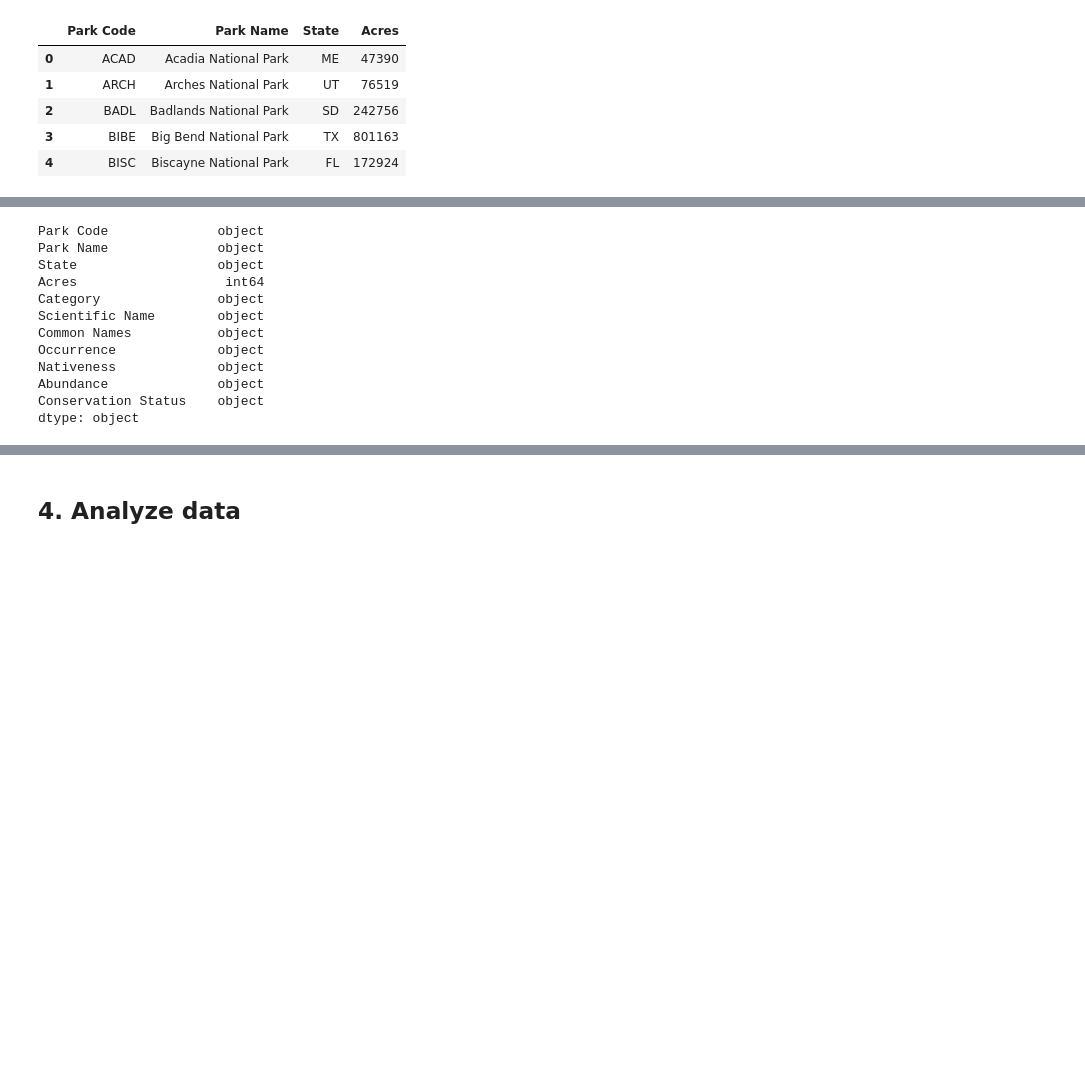
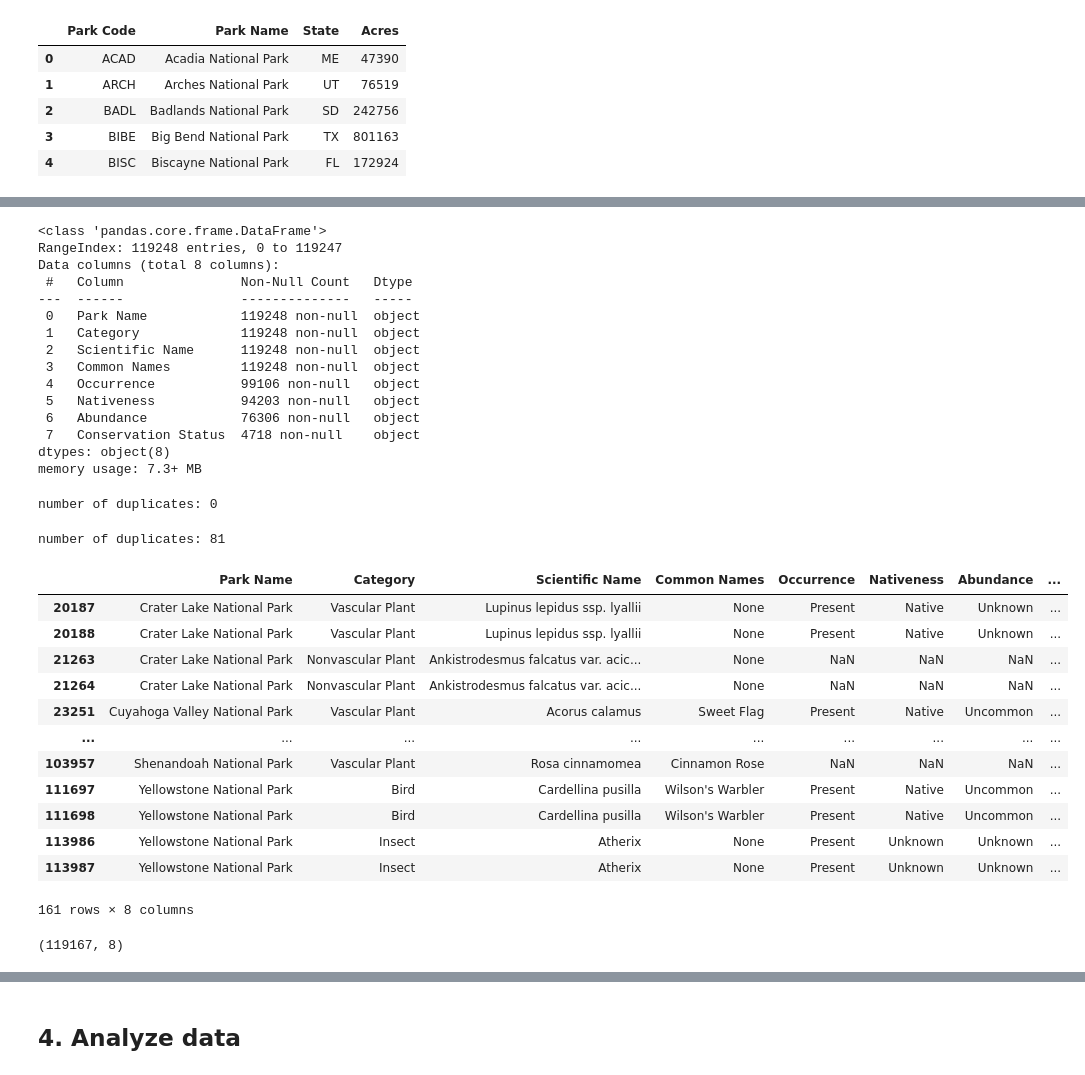
Before and after one commit to slee502/Biodiversity_in_Parks, a Jupyter notebook: Biodiversity_Project.ipynb, the cells around one changed output, grey strips where cells are left out. Cells and saved outputs as stored; diff of their text form; code cells hidden in the pictures; blank space fills up the shorter version.

```diff
--- a/Biodiversity_Project.ipynb
+++ b/Biodiversity_Project.ipynb
@@ -66,16 +65,49 @@ list(df.columns)
 # %%
-# check dtypes
-df.dtypes
+# check dtypes, etc. for species
+species.info()
 # %% [output]
-Park Code              object
-Park Name              object
-State                  object
-Acres                   int64
-Category               object
-Scientific Name        object
-Common Names           object
-Occurrence             object
-Nativeness             object
-Abundance              object
-Conservation Status    object
-dtype: object
+<class 'pandas.core.frame.DataFrame'>
+RangeIndex: 119248 entries, 0 to 119247
+Data columns (total 8 columns):
+ #   Column               Non-Null Count   Dtype
+---  ------               --------------   -----
+ 0   Park Name            119248 non-null  object
+ 1   Category             119248 non-null  object
+ 2   Scientific Name      119248 non-null  object
+ 3   Common Names         119248 non-null  object
+ 4   Occurrence           99106 non-null   object
+ 5   Nativeness           94203 non-null   object
+ 6   Abundance            76306 non-null   object
+ 7   Conservation Status  4718 non-null    object
+dtypes: object(8)
+memory usage: 7.3+ MB
+# %%
+# check for duplicates in parks
+duplicates_parks = parks.duplicated()
+print("number of duplicates:", duplicates_parks.sum())
+# %% [output]
+number of duplicates: 0
+# %%
+# check for duplicates in species
+duplicates_species = species.duplicated()
+print("number of duplicates:", duplicates_species.sum())
+# %% [output]
+number of duplicates: 81
+# %%
+# identify which rows in species are duplicates
+duplicate_rows_species = species[species.duplicated(keep=False)]
+duplicate_rows_species
+# %% [output]
+|  | Park Name | Category | Scientific Name | Common Names | Occurrence | Nativeness | Abundance | ... |
+| 20187 | Crater Lake National Park | Vascular Plant | Lupinus lepidus ssp. lyallii | None | Present | Native | Unknown | ... |
+| 20188 | Crater Lake National Park | Vascular Plant | Lupinus lepidus ssp. lyallii | None | Present | Native | Unknown | ... |
+| 21263 | Crater Lake National Park | Nonvascular Plant | Ankistrodesmus falcatus var. acic... | None | NaN | NaN | NaN | ... |
+| 21264 | Crater Lake National Park | Nonvascular Plant | Ankistrodesmus falcatus var. acic... | None | NaN | NaN | NaN | ... |
+| 23251 | Cuyahoga Valley National Park | Vascular Plant | Acorus calamus | Sweet Flag | Present | Native | Uncommon | ... |
+| ... | ... | ... | ... | ... | ... | ... | ... | ... |
+| 103957 | Shenandoah National Park | Vascular Plant | Rosa cinnamomea | Cinnamon Rose | NaN | NaN | NaN | ... |
+| 111697 | Yellowstone National Park | Bird | Cardellina pusilla | Wilson's Warbler | Present | Native | Uncommon | ... |
+| 111698 | Yellowstone National Park | Bird | Cardellina pusilla | Wilson's Warbler | Present | Native | Uncommon | ... |
+| 113986 | Yellowstone National Park | Insect | Atherix | None | Present | Unknown | Unknown | ... |
+| 113987 | Yellowstone National Park | Insect | Atherix | None | Present | Unknown | Unknown | ... |
+161 rows × 8 columns
@@ -81,0 +117,5 @@ dtype: object
+# %%
+# check how many rows are left in species; it was (119248, 8) before dropping duplicate rows
+species_drop.shape
+# %% [output]
+(119167, 8)
```
Also changed, not shown: parts of 26 cells of this notebook.
